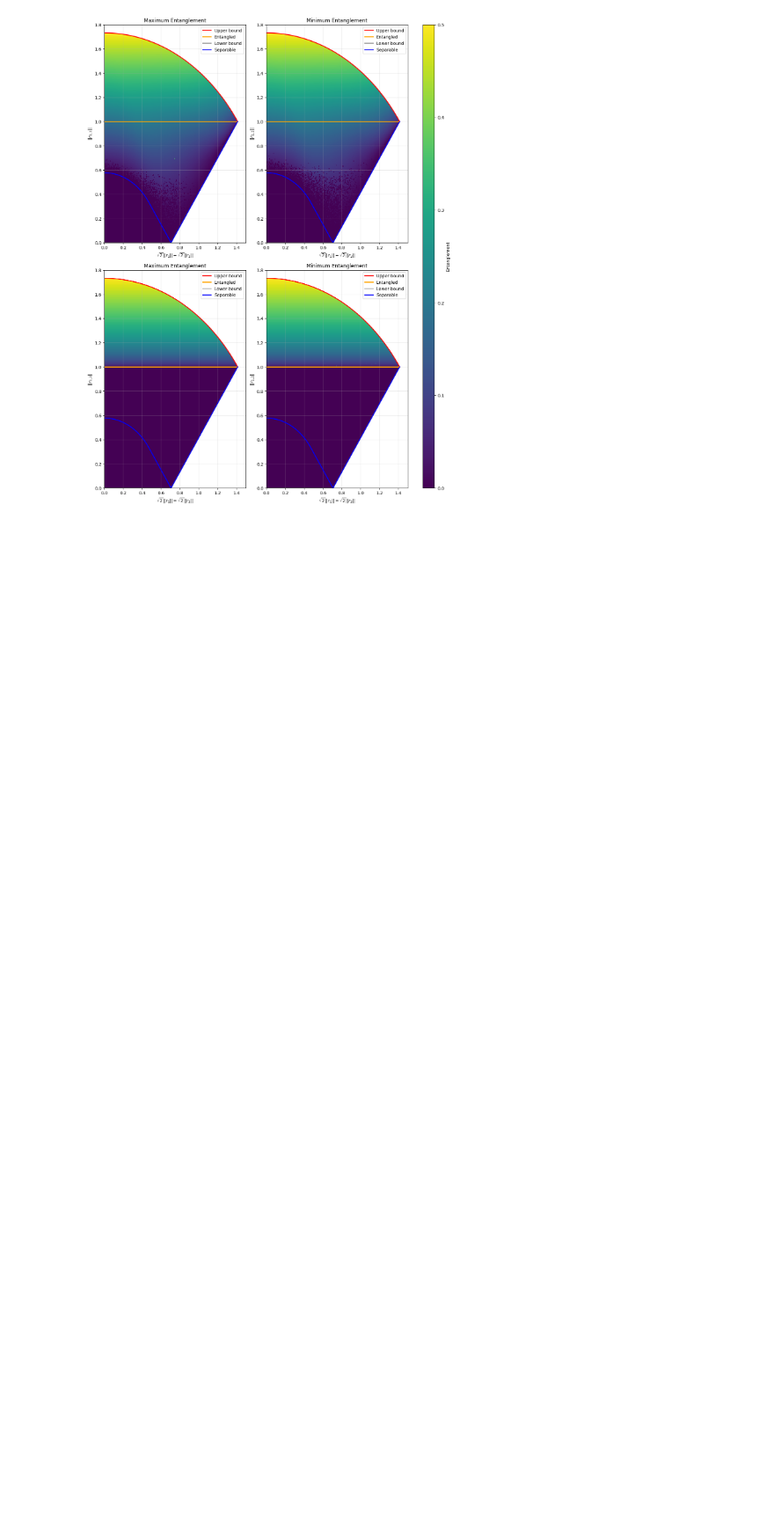
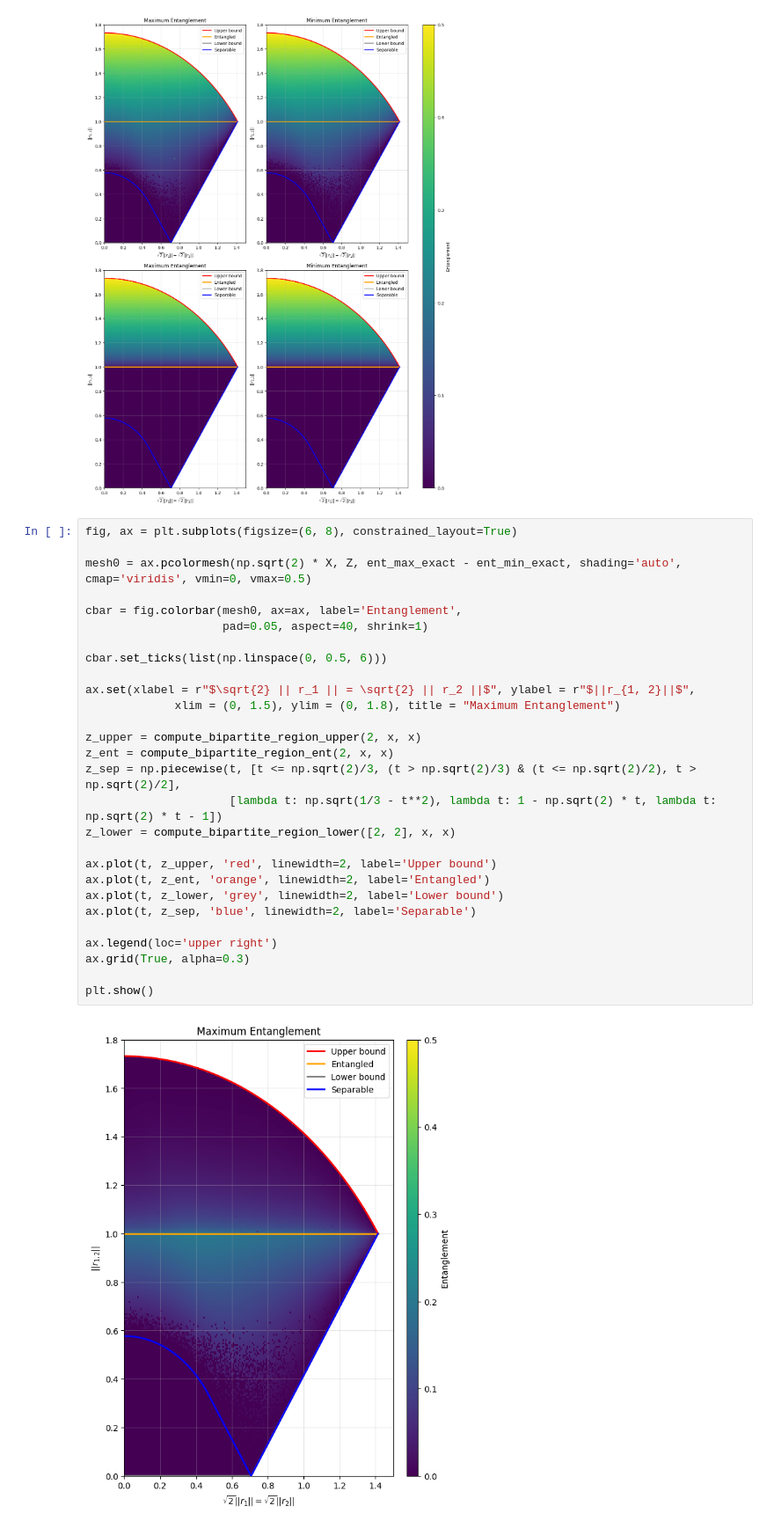
Before and after one commit to Garcia-Velo/-2024--bloch-lengths, a Jupyter notebook: notebooks/post/two_qubits/sym_plane.ipynb, the cells around one changed output. Shown at 88% size. Drawn from its saved outputs; the diff is of its cells as text; blank space fills up the shorter version.

```diff
--- a/notebooks/post/two_qubits/sym_plane.ipynb
+++ b/notebooks/post/two_qubits/sym_plane.ipynb
@@ -229,3 +153,33 @@ ax[1, 1].grid(True, alpha=0.3)
 plt.show()
 # %% [output]
 [figure]
+# %%
+fig, ax = plt.subplots(figsize=(6, 8), constrained_layout=True)
+
+mesh0 = ax.pcolormesh(np.sqrt(2) * X, Z, ent_max_exact - ent_min_exact, shading='auto', cmap='viridis', vmin=0, vmax=0.5)
+
+cbar = fig.colorbar(mesh0, ax=ax, label='Entanglement',
+                    pad=0.05, aspect=40, shrink=1)
+
+cbar.set_ticks(list(np.linspace(0, 0.5, 6)))
+
+ax.set(xlabel = r"$\sqrt{2} || r_1 || = \sqrt{2} || r_2 ||$", ylabel = r"$||r_{1, 2}||$",
+             xlim = (0, 1.5), ylim = (0, 1.8), title = "Maximum Entanglement")
+
+z_upper = compute_bipartite_region_upper(2, x, x)
+z_ent = compute_bipartite_region_ent(2, x, x)
+z_sep = np.piecewise(t, [t <= np.sqrt(2)/3, (t > np.sqrt(2)/3) & (t <= np.sqrt(2)/2), t > np.sqrt(2)/2],
+                     [lambda t: np.sqrt(1/3 - t**2), lambda t: 1 - np.sqrt(2) * t, lambda t: np.sqrt(2) * t - 1])
+z_lower = compute_bipartite_region_lower([2, 2], x, x)
+
+ax.plot(t, z_upper, 'red', linewidth=2, label='Upper bound')
+ax.plot(t, z_ent, 'orange', linewidth=2, label='Entangled')
+ax.plot(t, z_lower, 'grey', linewidth=2, label='Lower bound')
+ax.plot(t, z_sep, 'blue', linewidth=2, label='Separable')
+
+ax.legend(loc='upper right')
+ax.grid(True, alpha=0.3)
+
+plt.show()
+# %% [output]
+[figure, added]
```
Also changed, not shown: parts of 6 cells of this notebook, 5 other files.
